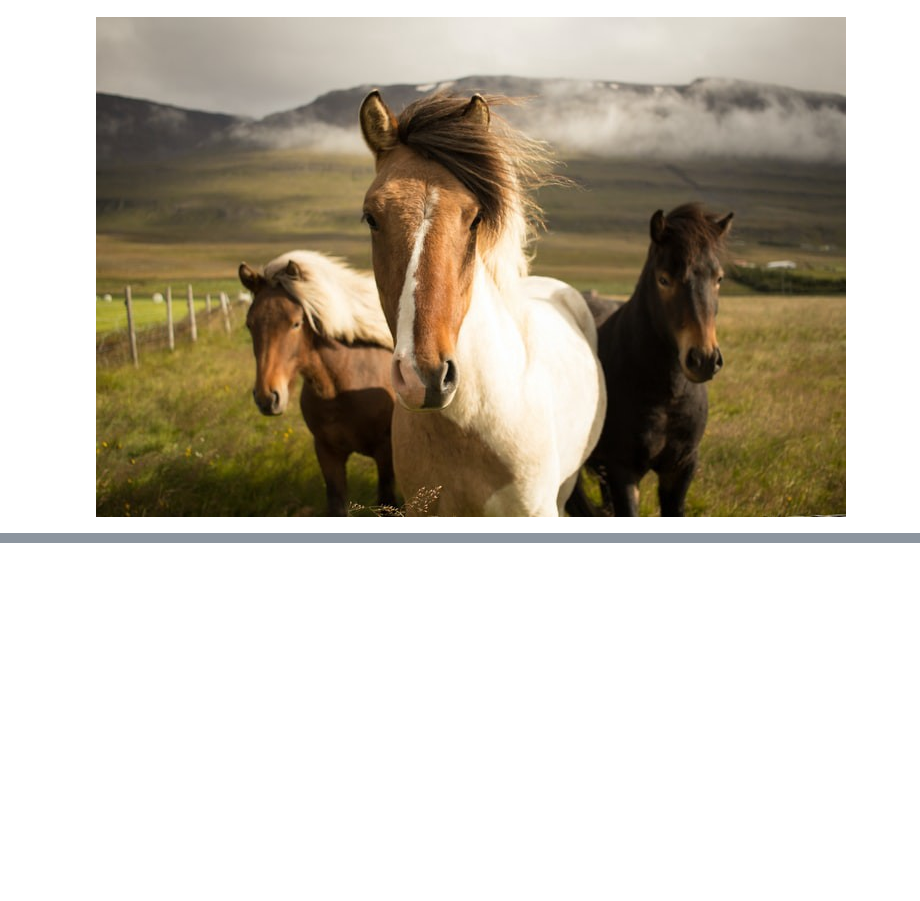
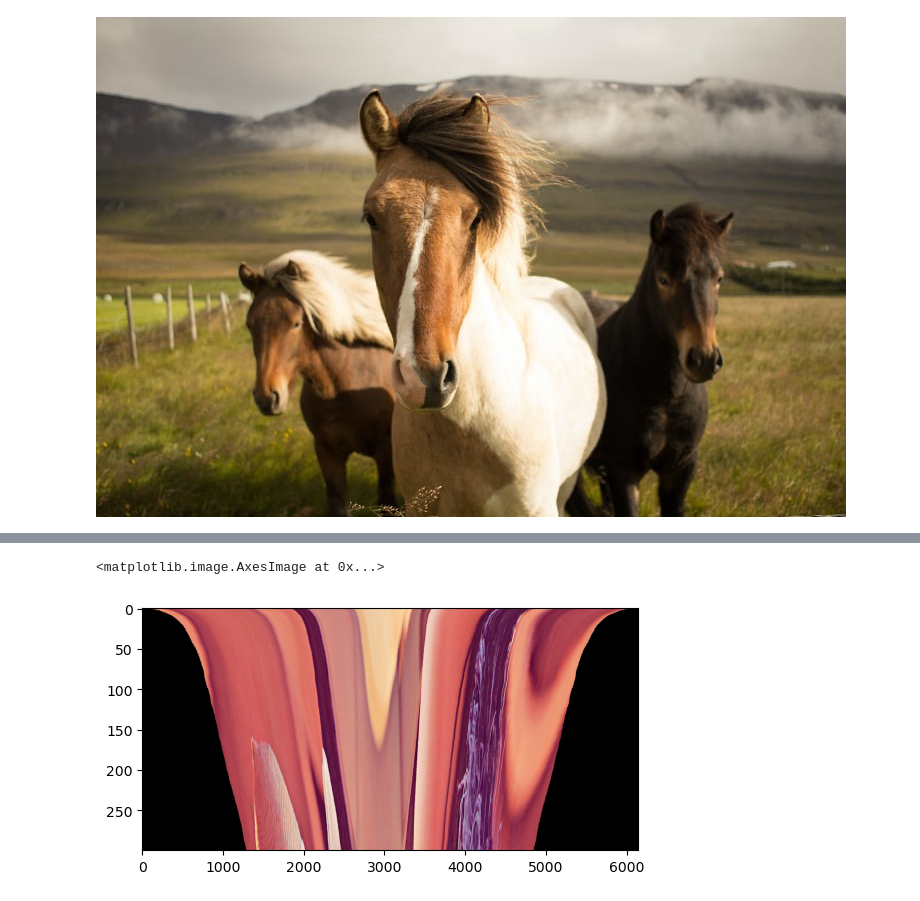
Before and after one commit to DrozdovMK/Tokodust, a Jupyter notebook: trapezoid.ipynb, the cells around one changed output, grey strips where cells are left out. Saved outputs shown, nothing was run; the diff lists cells and outputs as text; code cells hidden in the pictures; blank space fills up the shorter version.

```diff
--- a/trapezoid.ipynb
+++ b/trapezoid.ipynb
@@ -68,0 +129,20 @@ def trapezoid(frame, angle, dx):
+# %%
+#image3=numpy.array([numpy.array(xi) for xi in image2])
+
+def bgr_to_rgb(pixel):
+    temp = [pixel[2],pixel[1],pixel[0]]
+    return temp
+
+for row in range(len(image2)):
+    image2[row] = list(map(bgr_to_rgb, image2[row]))
+
+def kostyl(arr):
+    for row in range(len(arr)):
+        arr[row] = list(map(bgr_to_rgb, arr[row]))
+
+#print(image2[0])
+#image3g = image3[...,::-1]
+plt.imshow(image2, aspect=10)
+# %% [output]
+<matplotlib.image.AxesImage at 0x...>
+[figure, added]
```
Also changed, not shown: parts of 9 cells of this notebook, 1 other file.
